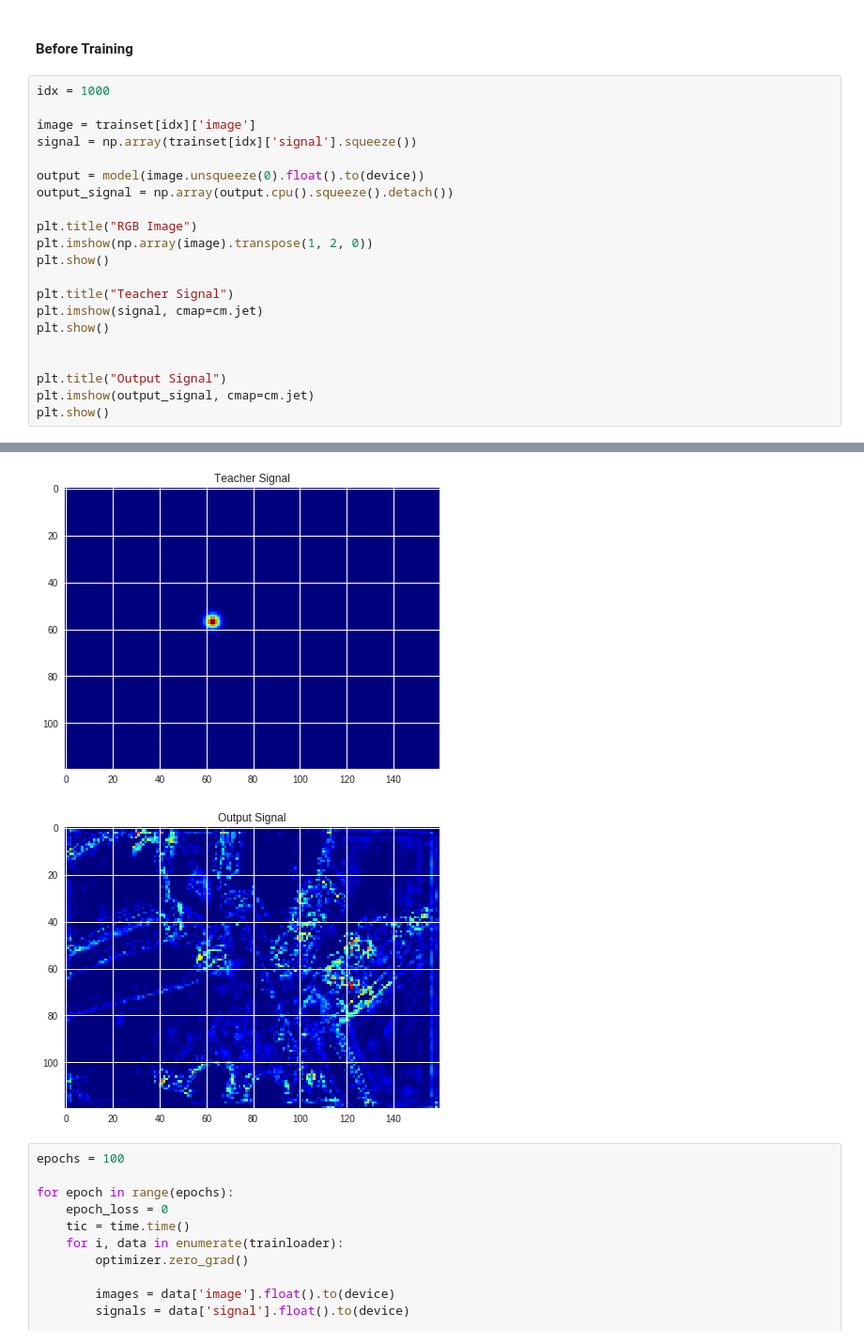
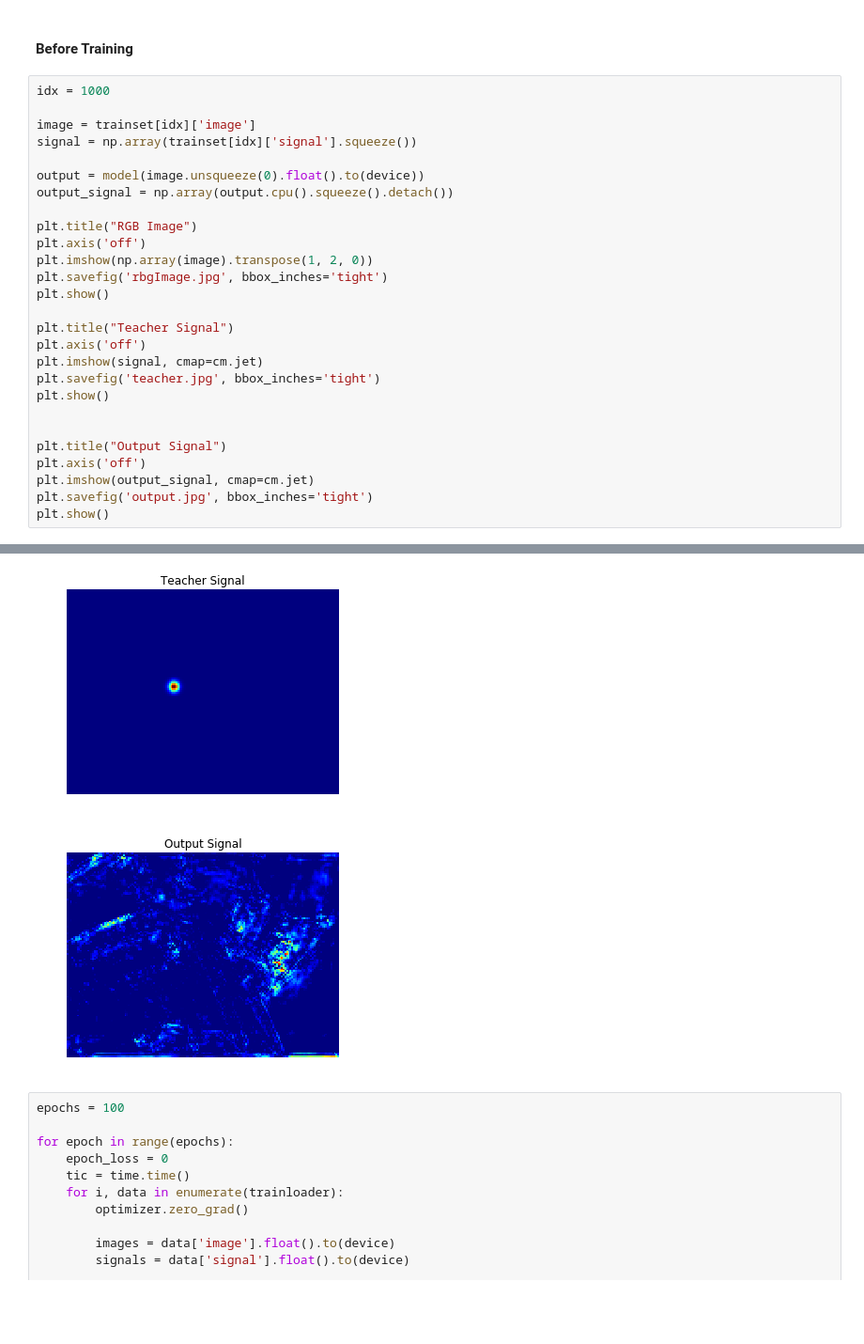
Before and after one commit to torayeff/RoboCupHumanoid, a Jupyter notebook: Sweaty1.ipynb, the cells around one changed output, grey strips where cells are left out. Shown at 94% size. Saved outputs shown, nothing was run; the diff lists cells and outputs as text; blank space fills up the shorter version.

```diff
--- a/Sweaty1.ipynb
+++ b/Sweaty1.ipynb
@@ -103,15 +104,21 @@ output = model(image.unsqueeze(0).float().to(device))
 output_signal = np.array(output.cpu().squeeze().detach())
 
 plt.title("RGB Image")
+plt.axis('off')
 plt.imshow(np.array(image).transpose(1, 2, 0))
+plt.savefig('rbgImage.jpg', bbox_inches='tight')
 plt.show()
 
 plt.title("Teacher Signal")
+plt.axis('off')
 plt.imshow(signal, cmap=cm.jet)
+plt.savefig('teacher.jpg', bbox_inches='tight')
 plt.show()
 
 
 plt.title("Output Signal")
+plt.axis('off')
 plt.imshow(output_signal, cmap=cm.jet)
+plt.savefig('output.jpg', bbox_inches='tight')
 plt.show()
 # %% [output]
@@ -119,5 +126,5 @@ plt.show()
-[figure, old version]
+[figure, new version]
-[figure, old version]
+[figure, new version]
 # %%
 epochs = 100
 
```
Also changed, not shown: parts of 3 cells of this notebook, 2 other files.
